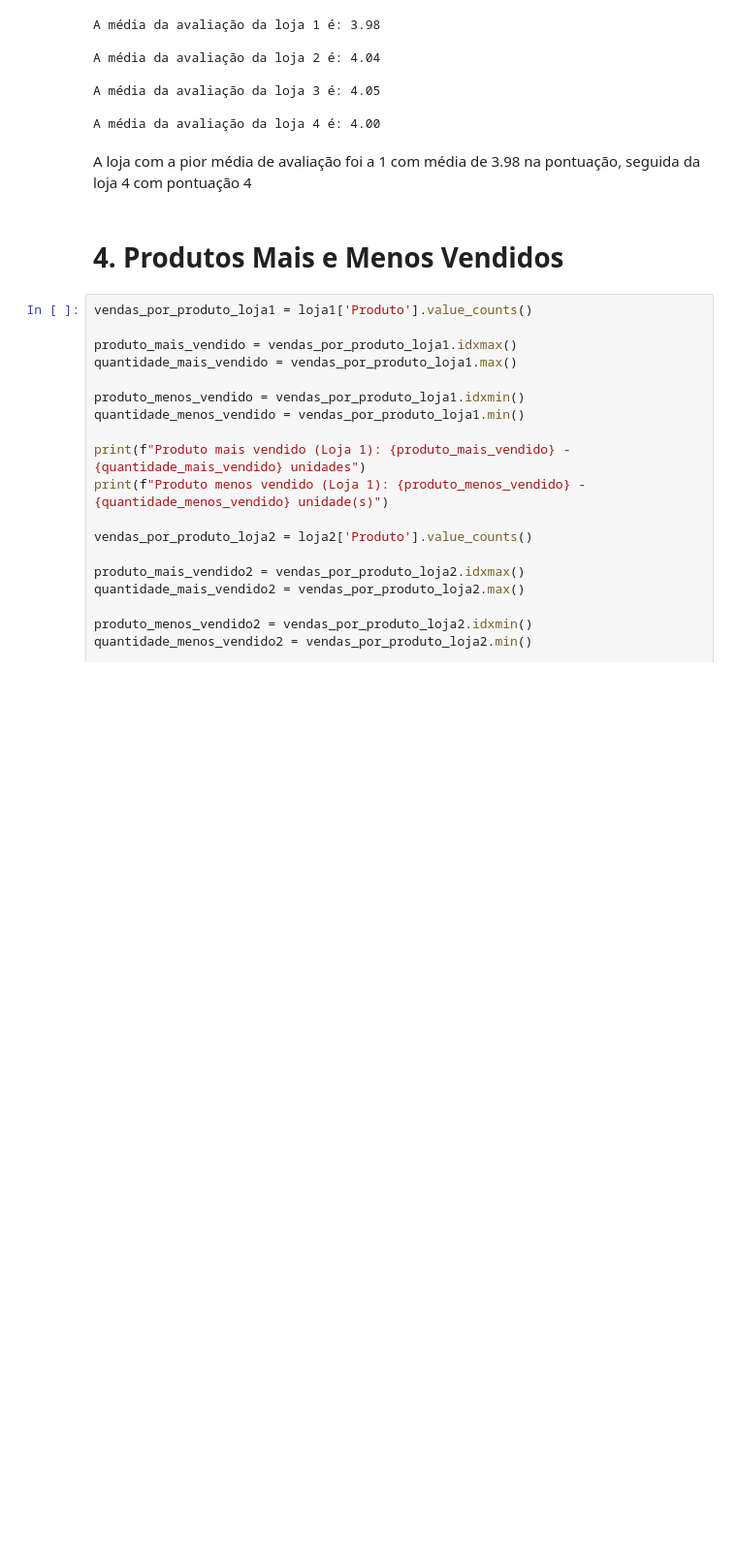
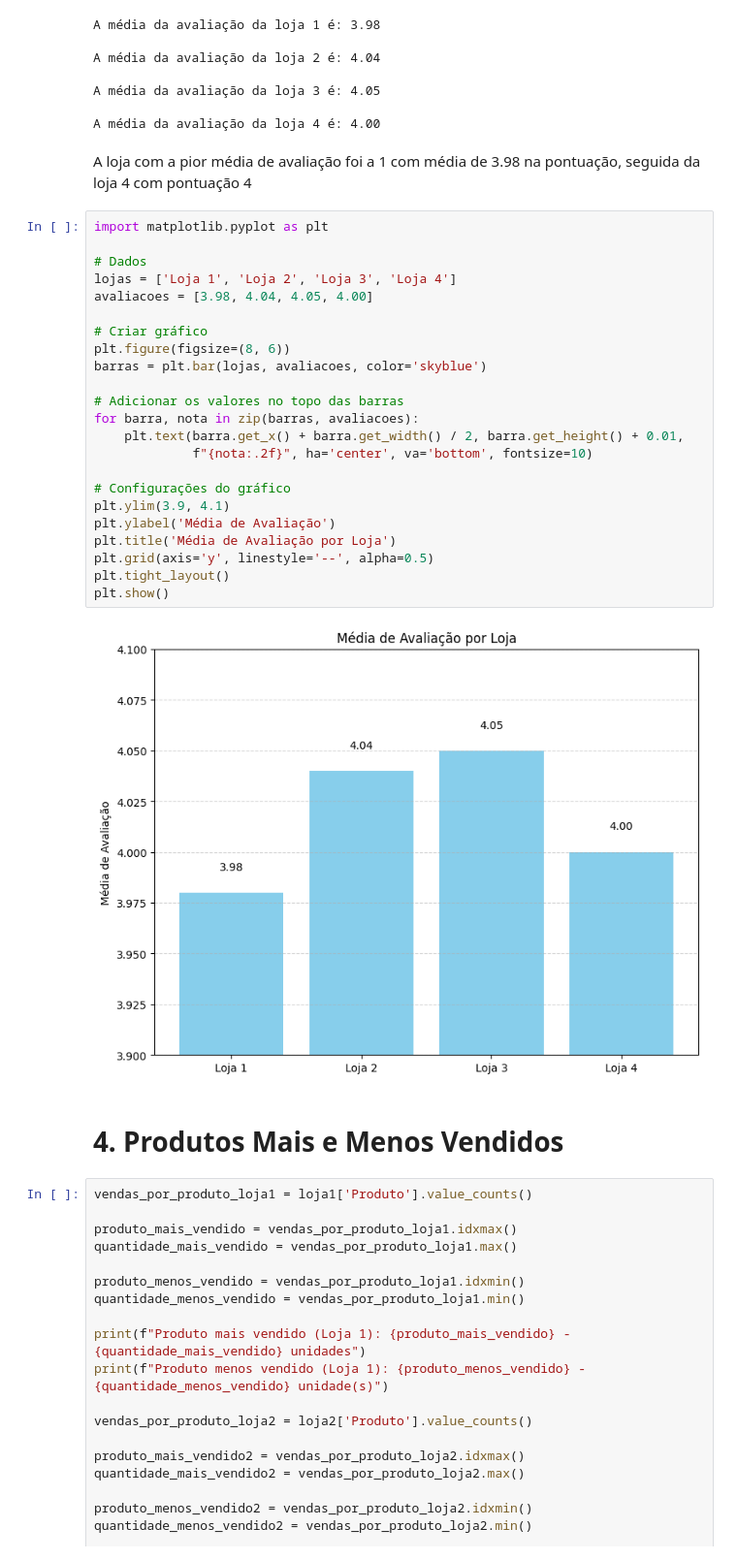
Before and after one commit to JoseSilva84/analisando-lojas, a Jupyter notebook: AluraStoreBr.ipynb, the cells around one changed output. Shown at 97% size. Drawn from its saved outputs; the diff is of its cells as text; blank space fills up the shorter version.

```diff
--- a/AluraStoreBr.ipynb
+++ b/AluraStoreBr.ipynb
@@ -164,6 +232,31 @@ A média da avaliação da loja 3 é: 4.05
 A média da avaliação da loja 4 é: 4.00
 # %% [markdown]
 A loja com a pior média de avaliação foi a 1 com média de 3.98 na pontuação, seguida da loja 4 com pontuação 4
+# %%
+import matplotlib.pyplot as plt
+
+# Dados
+lojas = ['Loja 1', 'Loja 2', 'Loja 3', 'Loja 4']
+avaliacoes = [3.98, 4.04, 4.05, 4.00]
+
+# Criar gráfico
+plt.figure(figsize=(8, 6))
+barras = plt.bar(lojas, avaliacoes, color='skyblue')
+
+# Adicionar os valores no topo das barras
+for barra, nota in zip(barras, avaliacoes):
+    plt.text(barra.get_x() + barra.get_width() / 2, barra.get_height() + 0.01,
+             f"{nota:.2f}", ha='center', va='bottom', fontsize=10)
+
+# Configurações do gráfico
+plt.ylim(3.9, 4.1)
+plt.ylabel('Média de Avaliação')
+plt.title('Média de Avaliação por Loja')
+plt.grid(axis='y', linestyle='--', alpha=0.5)
+plt.tight_layout()
+plt.show()
+# %% [output]
+[figure, added]
 # %% [markdown]
 # 4. Produtos Mais e Menos Vendidos
 # %%
```
Also changed, not shown: parts of 4 cells of this notebook.
